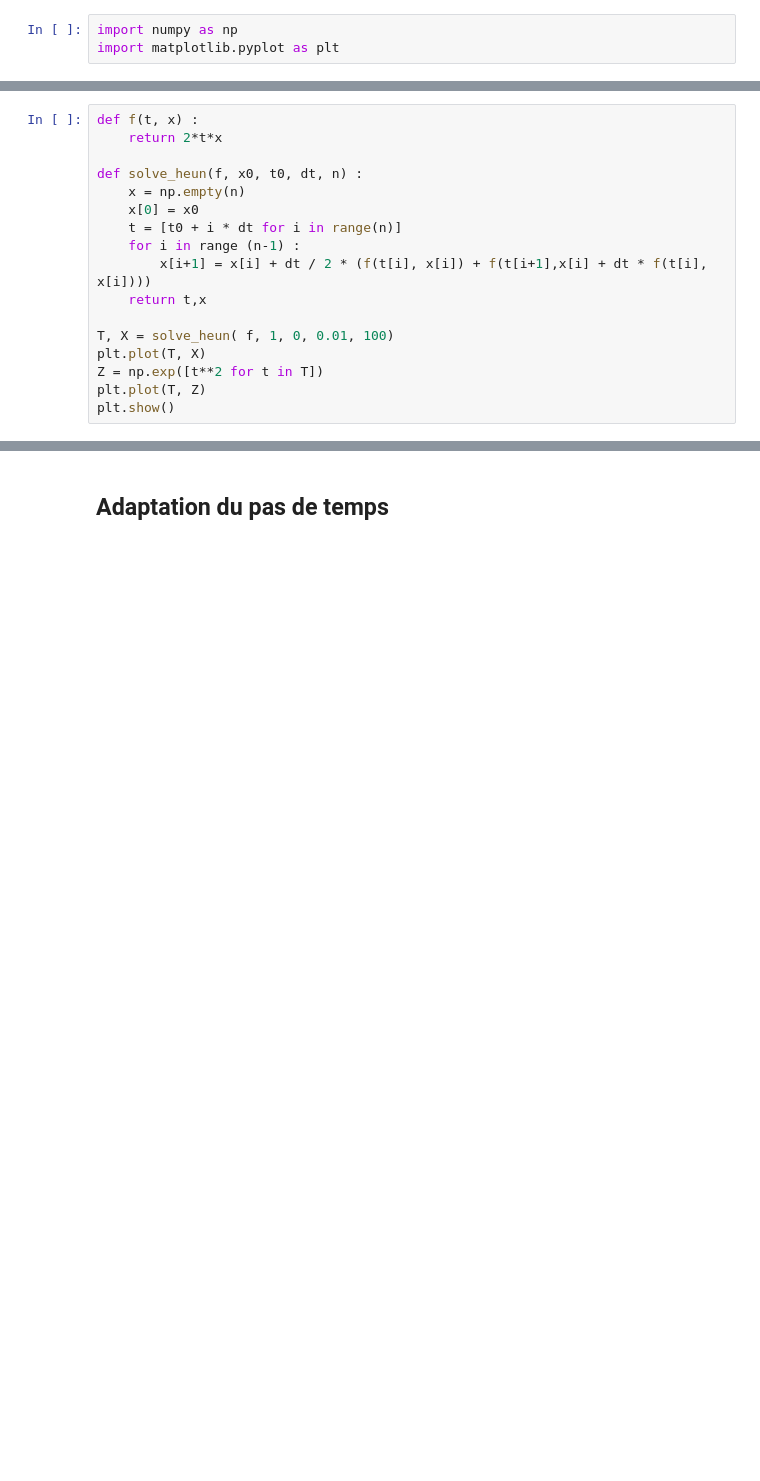
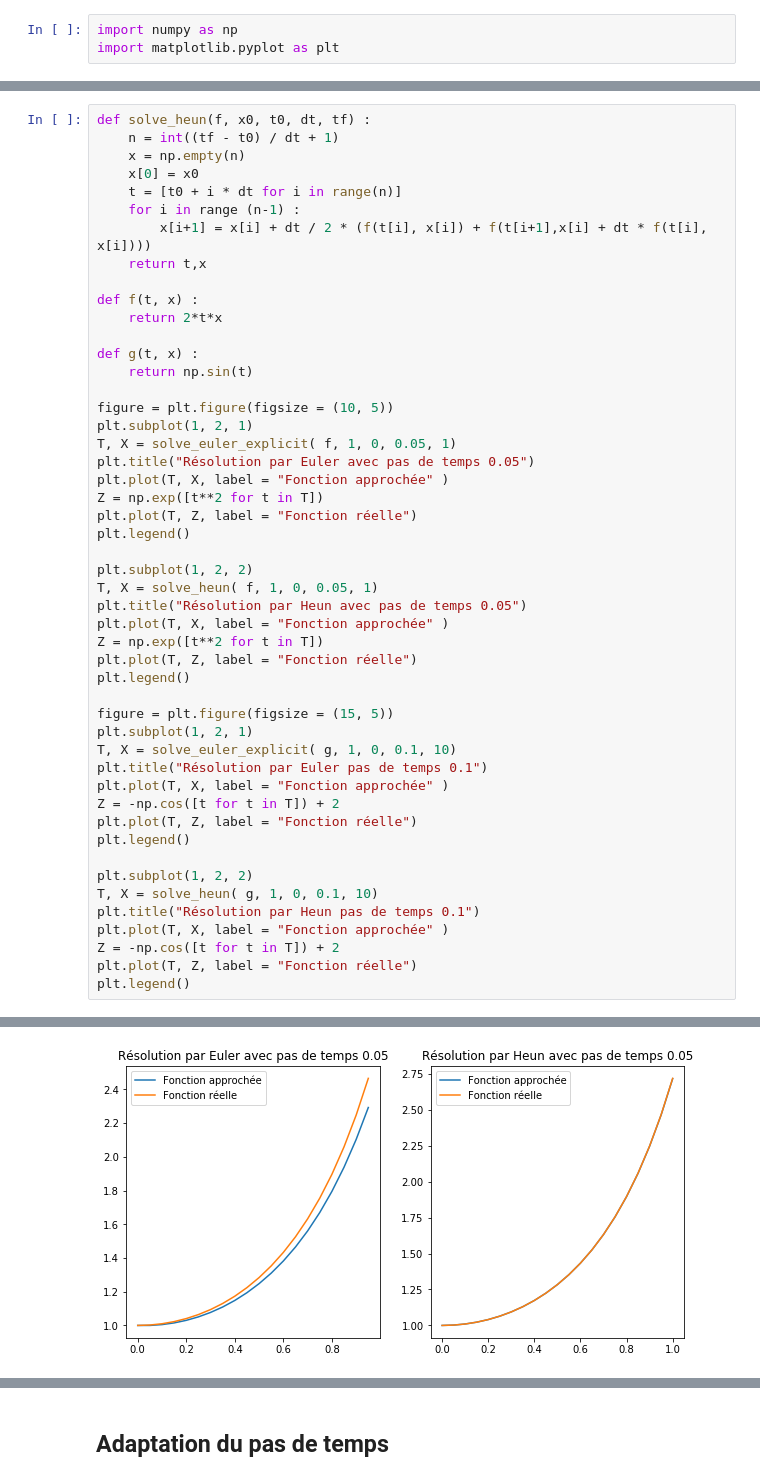
Before and after one commit to leamailhol/projet_equa_diff, a Jupyter notebook: ProjetEquaDiff modif2.ipynb, the cells around one changed output, grey strips where cells are left out. Drawn from its saved outputs; the diff is of its cells as text; blank space fills up the shorter version.

```diff
--- a/ProjetEquaDiff modif2.ipynb
+++ b/ProjetEquaDiff modif2.ipynb
@@ -19,8 +82,6 @@ def solve_euler_explicit(f, x0, t0, dt, tf ) :
 # %%
-def f(t, x) :
-    return 2*t*x
-
-def solve_heun(f, x0, t0, dt, n) :
+def solve_heun(f, x0, t0, dt, tf) :
+    n = int((tf - t0) / dt + 1)
     x = np.empty(n)
     x[0] = x0
     t = [t0 + i * dt for i in range(n)]
@@ -28,8 +89,43 @@ def solve_heun(f, x0, t0, dt, n) :
         x[i+1] = x[i] + dt / 2 * (f(t[i], x[i]) + f(t[i+1],x[i] + dt * f(t[i], x[i])))
     return t,x
 
-T, X = solve_heun( f, 1, 0, 0.01, 100)
-plt.plot(T, X)
+def f(t, x) :
+    return 2*t*x
+
+def g(t, x) :
+    return np.sin(t)
+
+figure = plt.figure(figsize = (10, 5))
+plt.subplot(1, 2, 1)
+T, X = solve_euler_explicit( f, 1, 0, 0.05, 1)
+plt.title("Résolution par Euler avec pas de temps 0.05")
+plt.plot(T, X, label = "Fonction approchée" )
 Z = np.exp([t**2 for t in T])
-plt.plot(T, Z)
-plt.show()
+plt.plot(T, Z, label = "Fonction réelle")
+plt.legend()
+
+plt.subplot(1, 2, 2)
+T, X = solve_heun( f, 1, 0, 0.05, 1)
+plt.title("Résolution par Heun avec pas de temps 0.05")
+plt.plot(T, X, label = "Fonction approchée" )
+Z = np.exp([t**2 for t in T])
+plt.plot(T, Z, label = "Fonction réelle")
+plt.legend()
+
+figure = plt.figure(figsize = (15, 5))
+plt.subplot(1, 2, 1)
+T, X = solve_euler_explicit( g, 1, 0, 0.1, 10)
+plt.title("Résolution par Euler pas de temps 0.1")
+plt.plot(T, X, label = "Fonction approchée" )
+Z = -np.cos([t for t in T]) + 2
+plt.plot(T, Z, label = "Fonction réelle")
+plt.legend()
+
+plt.subplot(1, 2, 2)
+T, X = solve_heun( g, 1, 0, 0.1, 10)
+plt.title("Résolution par Heun pas de temps 0.1")
+plt.plot(T, X, label = "Fonction approchée" )
+Z = -np.cos([t for t in T]) + 2
+plt.plot(T, Z, label = "Fonction réelle")
+plt.legend()
+# %% [output]
@@ -35,0 +133 @@ plt.show()
+[figure, added]
```
Also changed, not shown: parts of 12 cells of this notebook.
